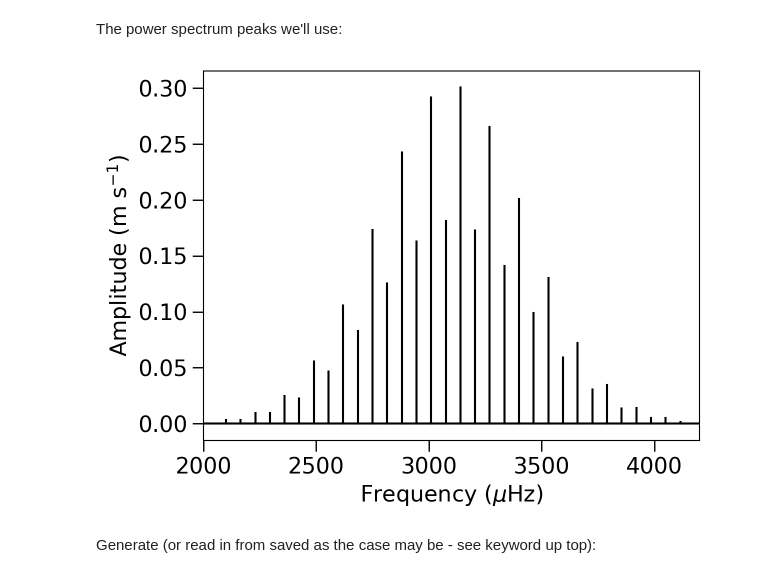
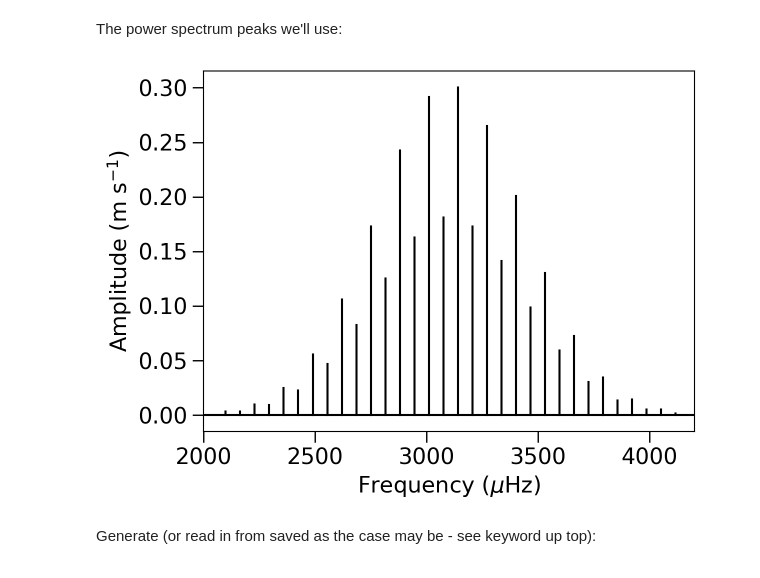
Before and after one commit to megbedell/pmodes, a Jupyter notebook: experiments/01-simulating-data.ipynb, the cells around one changed output. Drawn from its saved outputs; the diff is of its cells as text; code cells hidden in the pictures.

```diff
--- a/experiments/01-simulating-data.ipynb
+++ b/experiments/01-simulating-data.ipynb
@@ -143,14 +143,15 @@ driving_amp_grid = np.sqrt(amp_grid * gamma * dt)
 # %%
 plt.axhline(0., c='k')
 for f,a in zip(freq_grid, amp_grid):
     plt.plot(np.array([f,f]) * 1.e6, [0,a], c='k')
 #plt.plot(freq_grid * 1.e6, np.sqrt(amp_grid), 'k.')
 plt.xlim([2000,4200])
 plt.ylabel('Amplitude (m s$^{-1}$)')
 plt.xlabel('Frequency ($\mu$Hz)')
+plt.tight_layout()
 plt.savefig(plot_dir+'sim_freq_spectrum.pdf');
 # %% [output]
-[figure, old version]
+[figure, new version]
 # %% [markdown]
 Generate (or read in from saved as the case may be - see keyword up top):
 # %%
```
Also changed, not shown: parts of 1 cell of this notebook, 2 other files.
